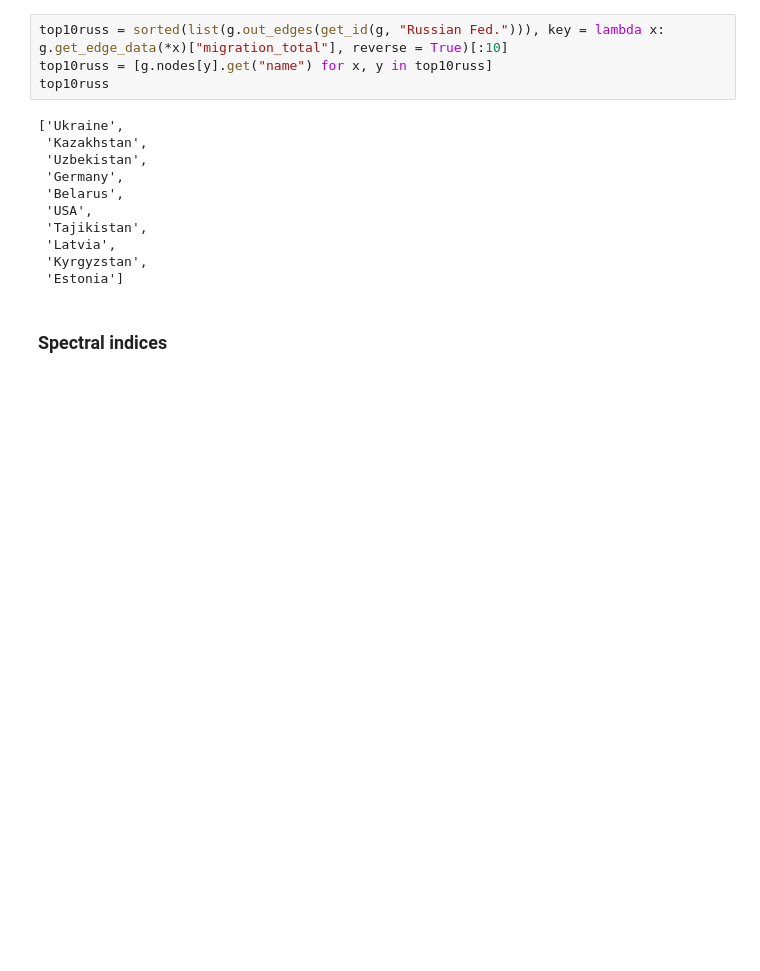
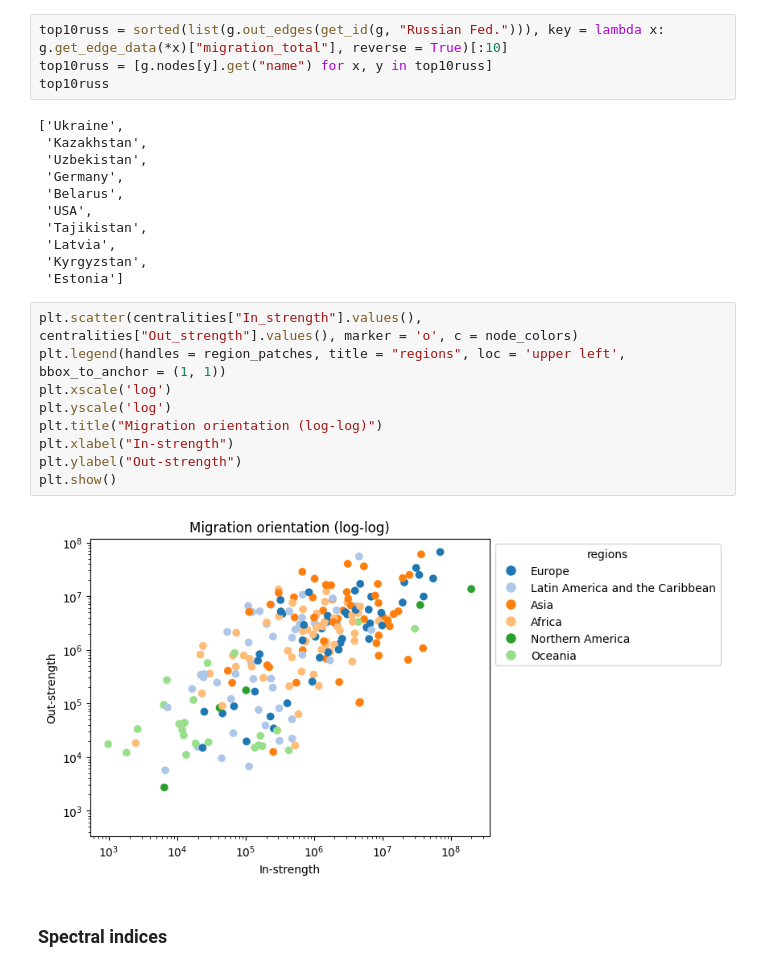
Before and after one commit to Ethangx8/AdvancedDataScienceCN, a Jupyter notebook: notebook/notebook.ipynb, the cells around one changed output. Cells and saved outputs as stored; diff of their text form; blank space fills up the shorter version.

```diff
--- a/notebook/notebook.ipynb
+++ b/notebook/notebook.ipynb
@@ -194,6 +194,17 @@ top10russ
  'Latvia',
  'Kyrgyzstan',
  'Estonia']
+# %%
+plt.scatter(centralities["In_strength"].values(), centralities["Out_strength"].values(), marker = 'o', c = node_colors)
+plt.legend(handles = region_patches, title = "regions", loc = 'upper left', bbox_to_anchor = (1, 1))
+plt.xscale('log')
+plt.yscale('log')
+plt.title("Migration orientation (log-log)")
+plt.xlabel("In-strength")
+plt.ylabel("Out-strength")
+plt.show()
+# %% [output]
+[figure, added]
 # %% [markdown]
 ### Spectral indices
 # %%
```
Also changed, not shown: parts of 4 cells of this notebook, 1 other file.
